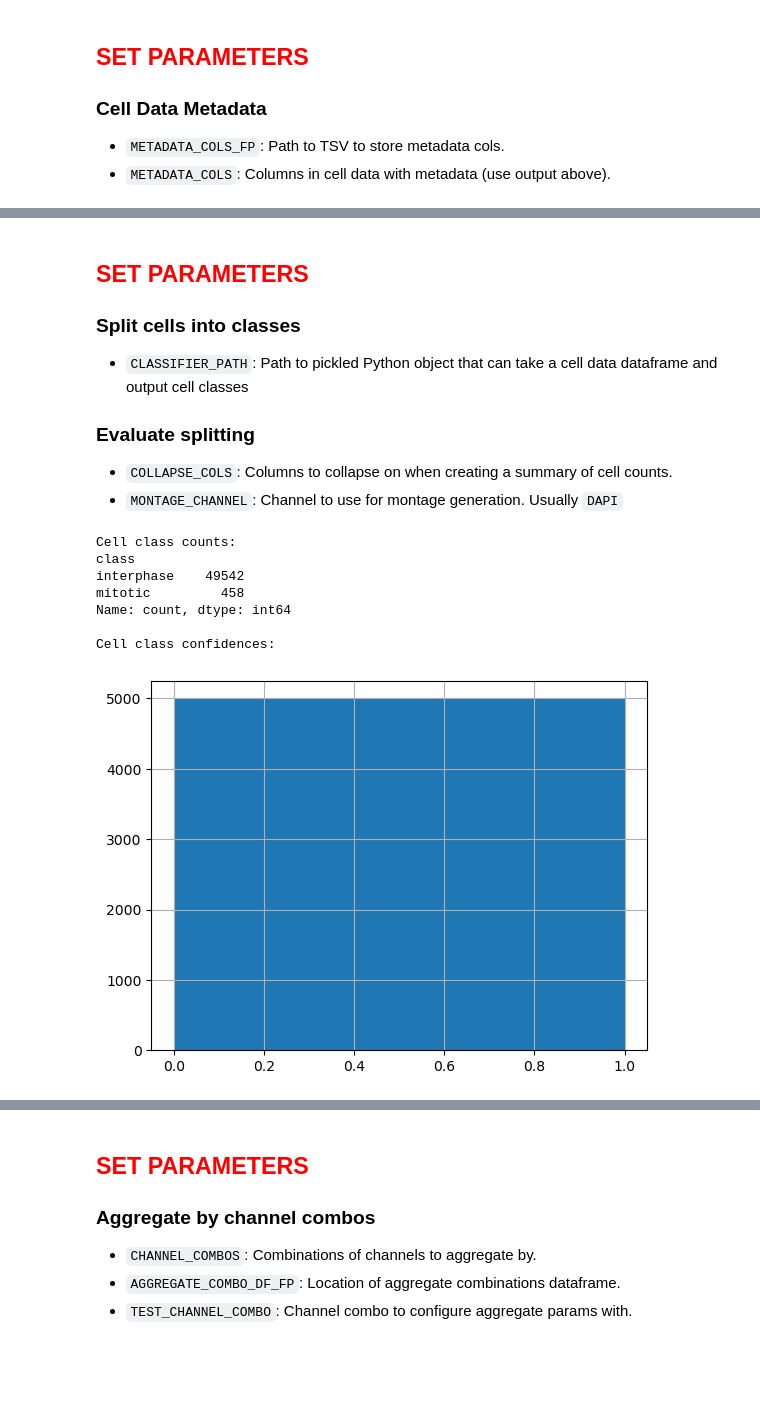
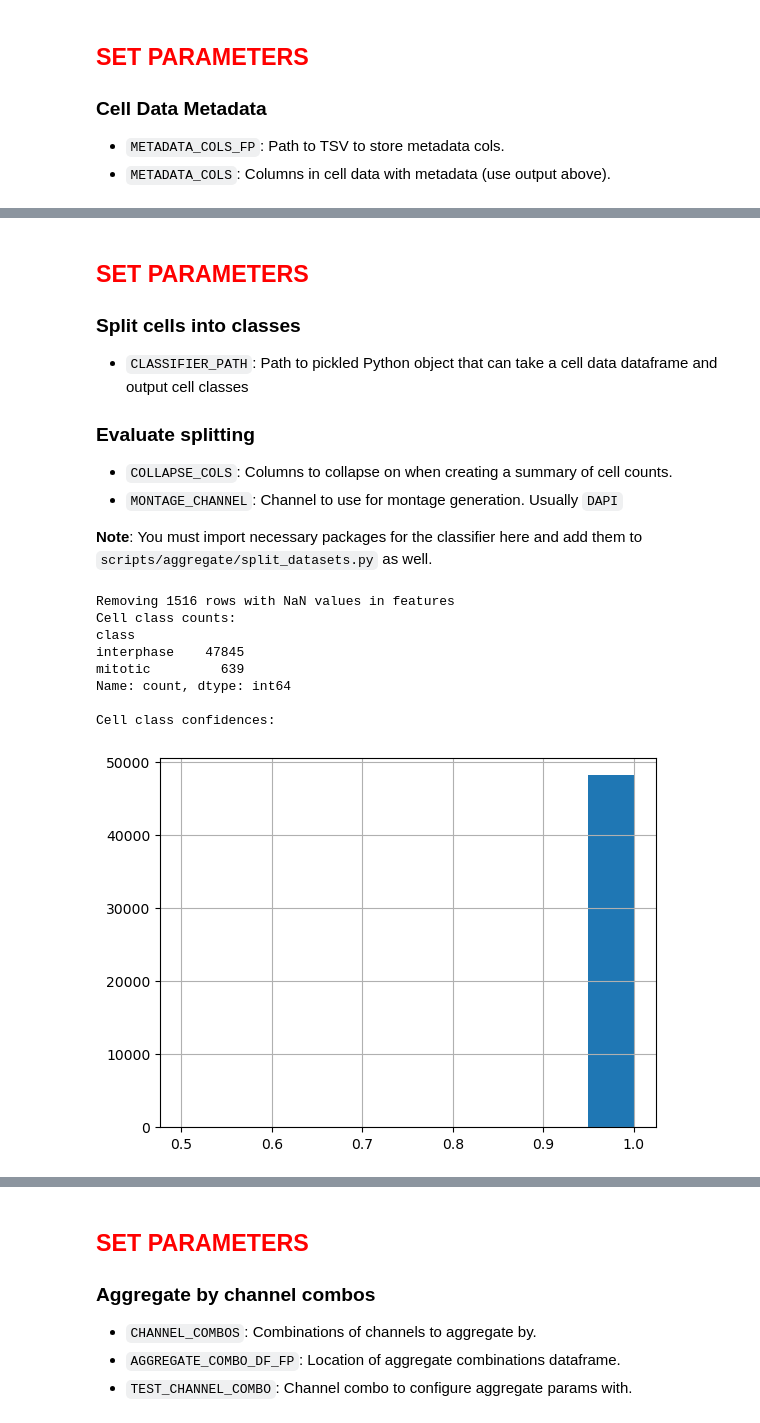
Before and after one commit to cheeseman-lab/brieflow-analysis, a Jupyter notebook: analysis/7.configure_aggregate_params.ipynb, the cells around one changed output, grey strips where cells are left out. Drawn from its saved outputs; the diff is of its cells as text; code cells hidden in the pictures; blank space fills up the shorter version.

Commit message:
update aggregate param run

```diff
--- a/analysis/7.configure_aggregate_params.ipynb
+++ b/analysis/7.configure_aggregate_params.ipynb
@@ -169,34 +170,38 @@ print(metadata.shape, features.shape)
 
 - `COLLAPSE_COLS`: Columns to collapse on when creating a summary of cell counts.
 - `MONTAGE_CHANNEL`: Channel to use for montage generation. Usually `DAPI`
+
+**Note**: You must import necessary packages for the classifier here and add them to `scripts/aggregate/split_datasets.py` as well.
 # %%
-FIER_PATH = "config/naive_mitotic_classifier.pkl"
+CLASSIFIER_PATH = "config/binary_xgb_robust_model.dill"
 MONTAGE_CHANNEL = "DAPI"
 COLLAPSE_COLS = ["sgRNA_0", "gene_symbol_0"]
+
+import numpy as np
 # %%
-# classifier = CellClassifier().load(CLASSIFIER_PATH)
-classifier = NaiveMitoticClassifier()
+classifier = CellClassifier.load(CLASSIFIER_PATH)
 metadata, features = classifier.classify_cells(metadata, features)
 
 # Create config var for cell classes
 CELL_CLASSES = list(metadata["class"].unique())
 
 # Show cell class counts and distribution
 print("Cell class counts:")
 print(metadata["class"].value_counts())
 
 print("\nCell class confidences:")
 metadata["confidence"].hist()
 plt.show()
 # %% [output]
+Removing 1516 rows with NaN values in features
 Cell class counts:
 class
-interphase    49542
-mitotic         458
+interphase    47845
+mitotic         639
 Name: count, dtype: int64
 
 Cell class confidences:
-[figure, old version]
+[figure, new version]
 # %%
 classified_metadata = metadata.copy()
 classified_metadata = add_filenames(classified_metadata, ROOT_FP)
```
Also changed, not shown: parts of 8 cells of this notebook, 2 other files.
